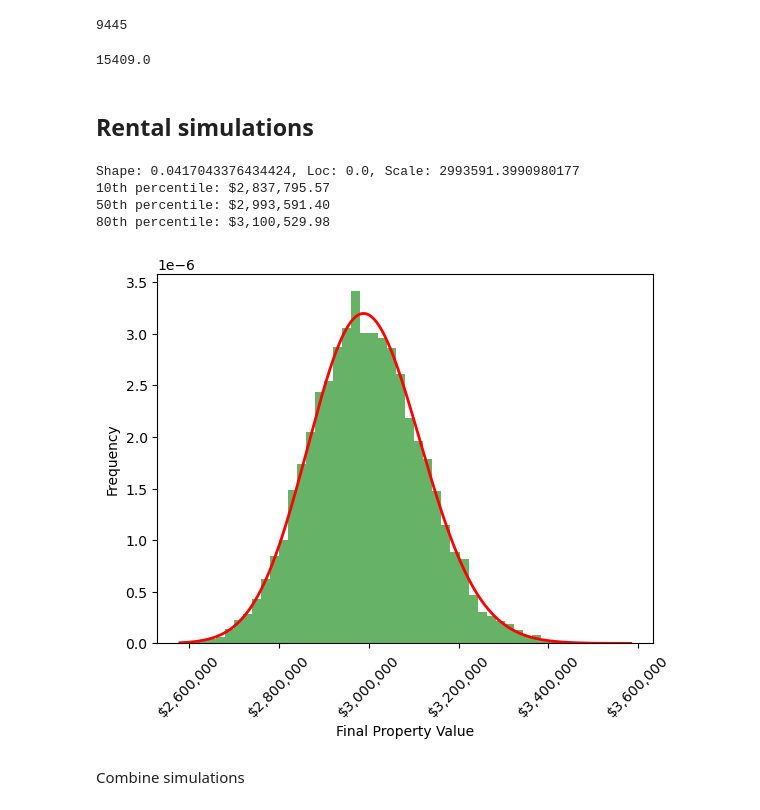
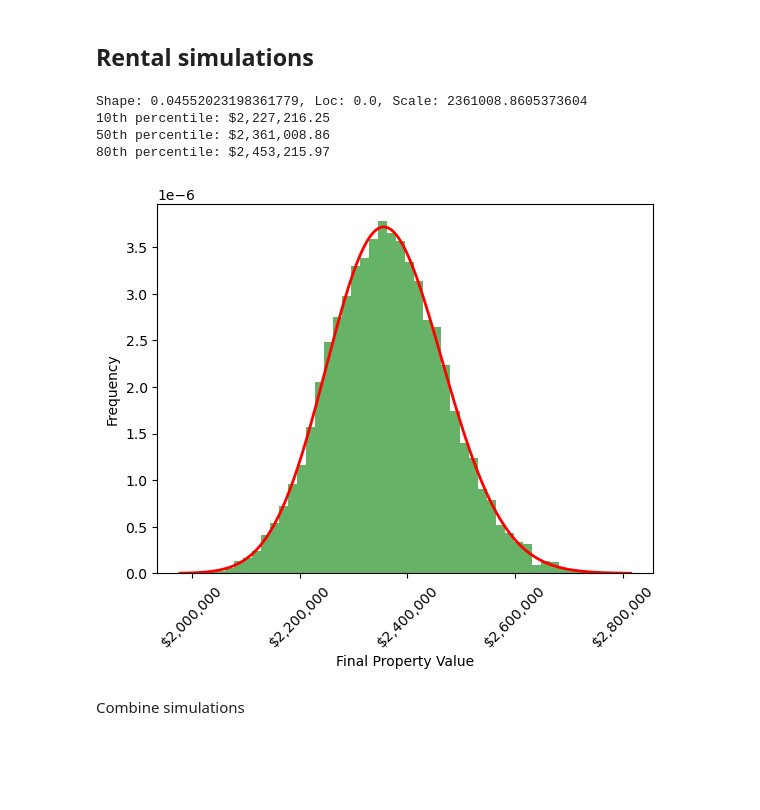
Before and after one commit to NguyenVu06/personal-finance, a Jupyter notebook: projection_notebook.ipynb, the cells around one changed output. Drawn from its saved outputs; the diff is of its cells as text; code cells hidden in the pictures; blank space fills up the shorter version.

Commit message:
updated code to include mortgages payment

```diff
--- a/projection_notebook.ipynb
+++ b/projection_notebook.ipynb
@@ -4,14 +4,14 @@ import matplotlib.pyplot as plt
 # %%
 
 # Constants - These are based on historical S&P 500 data
-AVERAGE_RETURN = 0.07  # This is the nominal return
+AVERAGE_RETURN = 0.09  # This is the nominal return
 INFLATION_RATE = 0.03  # This is the inflation rate
 REAL_RETURN = AVERAGE_RETURN - INFLATION_RATE  # This is the real return, adjusted for inflation
 STANDARD_DEVIATION = 0.20
 NUM_SIMULATIONS = 10000
 NUM_YEARS = 10
 INITIAL_INVESTMENT = 1000000
-MONTHLY_CONTRIBUTION = 14000
+MONTHLY_CONTRIBUTION = 14900
 
 
 def simulate_investment(final_investment, num_years, real_return, standard_deviation, monthly_contribution):
@@ -60,18 +60,6 @@ Shape: 0.45611880615246064, Loc: 0.0, Scale: 3256752.4774260116
-# %%
- 1225+1250+1450+1490+1350+1285+1395
-# %% [output]
-9445
-# %%
-(900900+640000)*.01
-# %% [output]
-15409.0
 # %% [markdown]
 ## Rental simulations
 # %%
-import numpy as np
-import matplotlib.pyplot as plt
-
-
 
 # Set initial values
 initial_rent = 1225+1250+1450+1490+1350+1285+1395  # The initial monthly rent
@@ -86,6 +74,7 @@ tax_rate = 0.3  # Tax rate on rental income
 inflation_rate = INFLATION_RATE  # The expected annual inflation rate
 years = 10  # The number of years for the projection
 num_simulations = 10000  # Number of Monte Carlo simulations
+monthly_mortgage_payment = 3875.24+3350.5  # The monthly mortgage payment
 
 
 def simulate_property_value_and_income(property_value, annual_rent, num_years, avg_annual_rent_increase, std_dev_rent_increase, annual_maintenance_cost_rate, avg_property_appreciation, std_dev_property_appreciation, vacancy_rate, tax_rate, inflation_rate):
@@ -100,7 +89,7 @@ def simulate_property_value_and_income(property_value, annual_rent, num_years, a
             monthly_maintenance_cost = property_value * annual_maintenance_cost_rate / 12
 
             # Calculate the net monthly income
-            net_monthly_income = annual_rent * (1 - vacancy_rate) / 12 - monthly_maintenance_cost
+            net_monthly_income = annual_rent * (1 - vacancy_rate) / 12 - monthly_maintenance_cost - monthly_mortgage_payment
 
             # Apply tax
             net_monthly_income_after_tax = net_monthly_income * (1 - tax_rate)
@@ -118,38 +107,38 @@ def simulate_property_value_and_income(property_value, annual_rent, num_years, a
 
 # Perform the simulations
 simulations = []
 for _ in range(num_simulations):
     final_property_value = simulate_property_value_and_income(property_value, initial_rent * 12, years, avg_annual_rent_increase, std_dev_rent_increase, annual_maintenance_cost_rate, avg_property_appreciation, std_dev_property_appreciation, vacancy_rate, tax_rate, inflation_rate)
     simulations.append(final_property_value)
 
 # Fit a log normal distribution to the simulations data
 shape, loc, scale = lognorm.fit(simulations, floc=0)
 print(f"Shape: {shape}, Loc: {loc}, Scale: {scale}")
 
 # Calculate the 10th, 50th, and 80th percentile
 print(f"10th percentile: ${lognorm.ppf(0.1, shape, loc=loc, scale=scale):,.2f}")
 print(f"50th percentile: ${lognorm.ppf(0.5, shape, loc=loc, scale=scale):,.2f}")
 print(f"80th percentile: ${lognorm.ppf(0.8, shape, loc=loc, scale=scale):,.2f}")
 
 # Graph the distribution on the simulations data
 x = np.linspace(min(simulations), max(simulations), 1000)
 plt.hist(simulations, bins=50, density=True, alpha=0.6, color='g')
 plt.plot(x, lognorm.pdf(x, shape, loc=loc, scale=scale), 'r', linewidth=2)
 plt.xlabel('Final Property Value')
 plt.ylabel('Frequency')
 
 # Convert x axis to dollar amounts
 plt.gca().get_xaxis().set_major_formatter(plt.FuncFormatter(lambda x, loc: "${:,}".format(int(x))))
 
 # Rotate x axis labels
 plt.xticks(rotation=45)
 plt.show()
 # %% [output]
-Shape: 0.0417043376434424, Loc: 0.0, Scale: 2993591.3990980177
-10th percentile: $2,837,795.57
-50th percentile: $2,993,591.40
-80th percentile: $3,100,529.98
+Shape: 0.04552023198361779, Loc: 0.0, Scale: 2361008.8605373604
+10th percentile: $2,227,216.25
+50th percentile: $2,361,008.86
+80th percentile: $2,453,215.97
-[figure, old version]
+[figure, new version]
 # %% [markdown]
 Combine simulations
 # %%
```
Also changed, not shown: parts of 2 cells of this notebook.
